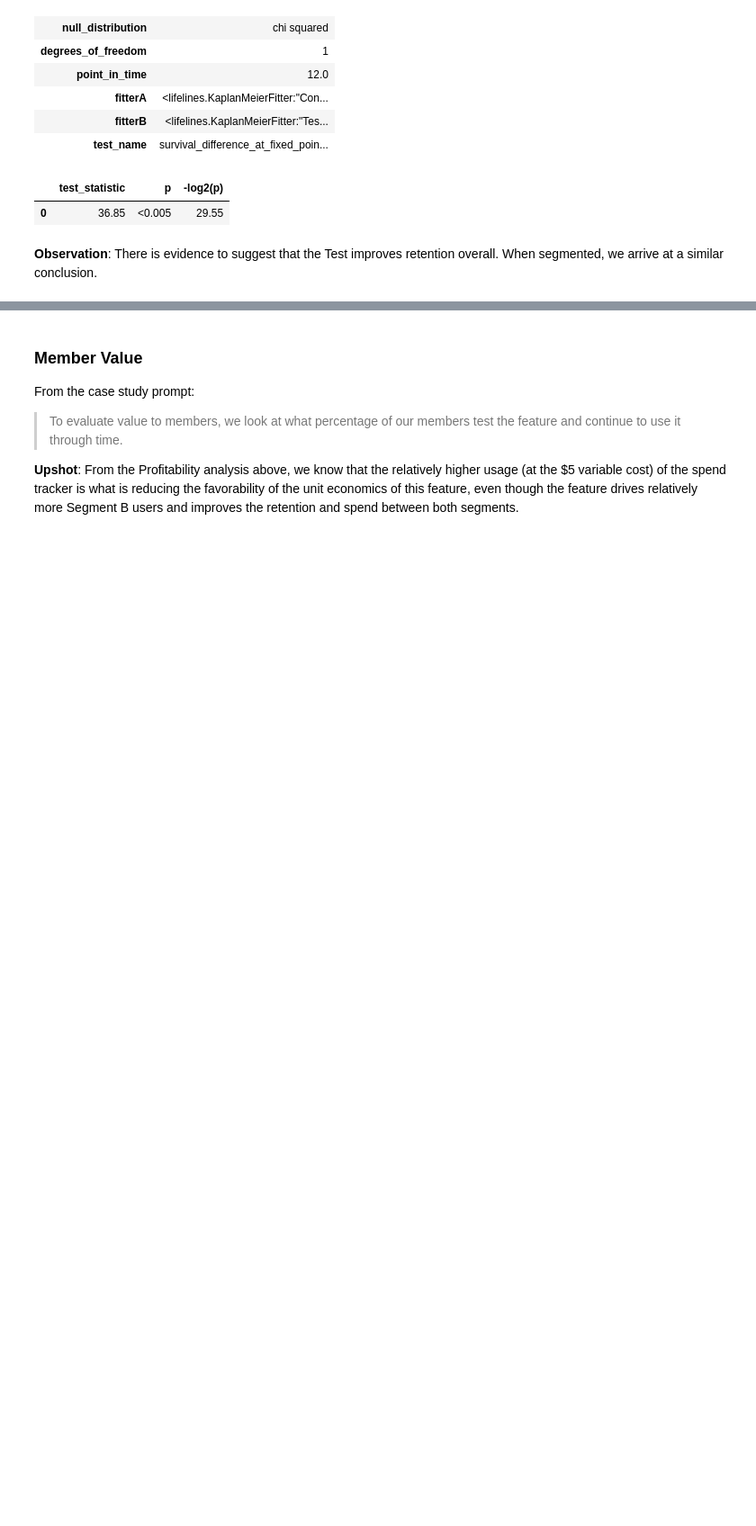
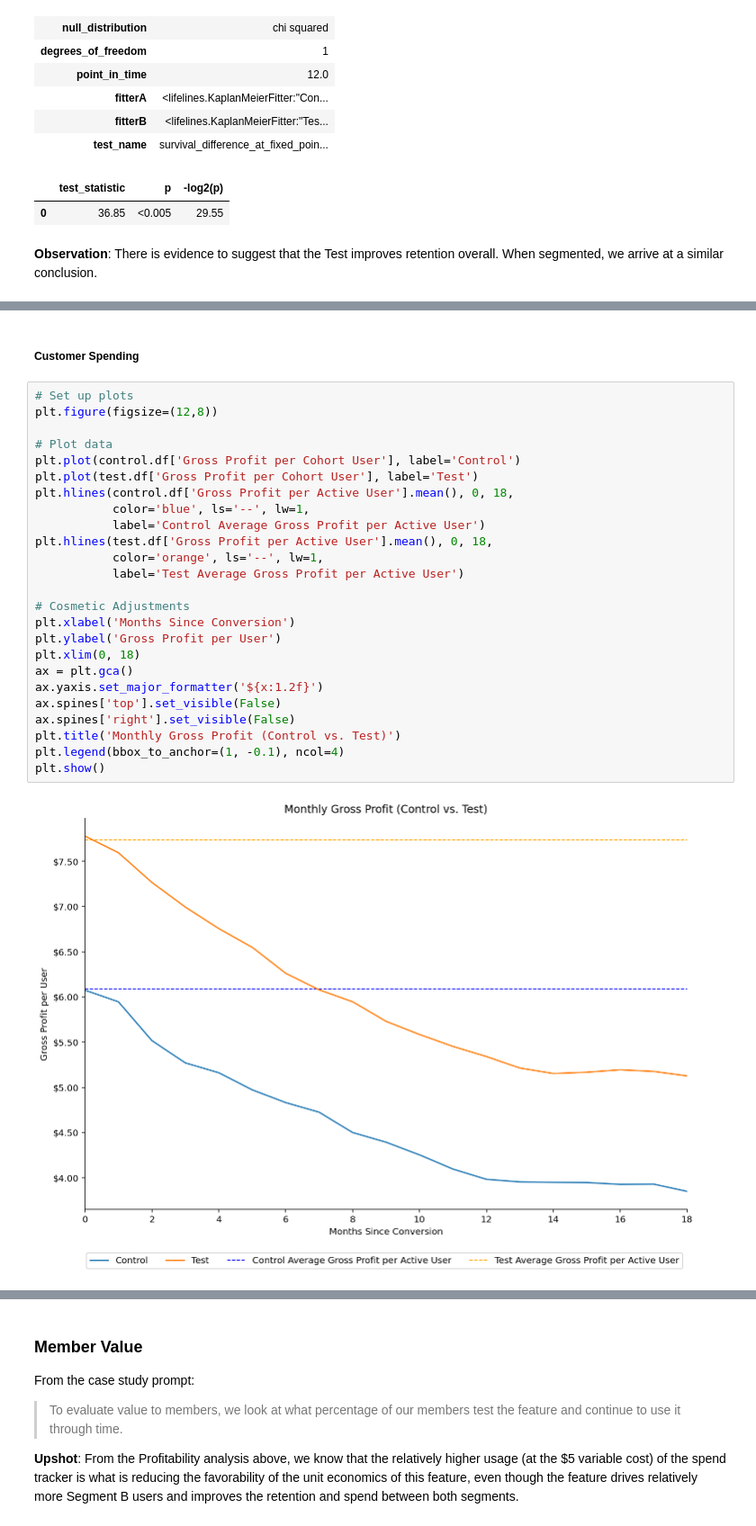
Before and after one commit to Per48edjes/Chime-Case, a Jupyter notebook: analysis.ipynb, the cells around one changed output, grey strips where cells are left out. Shown at 90% size. Saved outputs shown, nothing was run; the diff lists cells and outputs as text; blank space fills up the shorter version.

```diff
--- a/analysis.ipynb
+++ b/analysis.ipynb
@@ -697,0 +546,29 @@ plt.show()
+# %% [markdown]
+##### Customer Spending
+# %%
+# Set up plots
+plt.figure(figsize=(12,8))
+
+# Plot data
+plt.plot(control.df['Gross Profit per Cohort User'], label='Control')
+plt.plot(test.df['Gross Profit per Cohort User'], label='Test')
+plt.hlines(control.df['Gross Profit per Active User'].mean(), 0, 18,
+           color='blue', ls='--', lw=1,
+           label='Control Average Gross Profit per Active User')
+plt.hlines(test.df['Gross Profit per Active User'].mean(), 0, 18,
+           color='orange', ls='--', lw=1,
+           label='Test Average Gross Profit per Active User')
+
+# Cosmetic Adjustments
+plt.xlabel('Months Since Conversion')
+plt.ylabel('Gross Profit per User')
+plt.xlim(0, 18)
+ax = plt.gca()
+ax.yaxis.set_major_formatter('${x:1.2f}')
+ax.spines['top'].set_visible(False)
+ax.spines['right'].set_visible(False)
+plt.title('Monthly Gross Profit (Control vs. Test)')
+plt.legend(bbox_to_anchor=(1, -0.1), ncol=4)
+plt.show()
+# %% [output]
+[figure, added]
```
Also changed, not shown: parts of 62 cells of this notebook, 1 other file.
